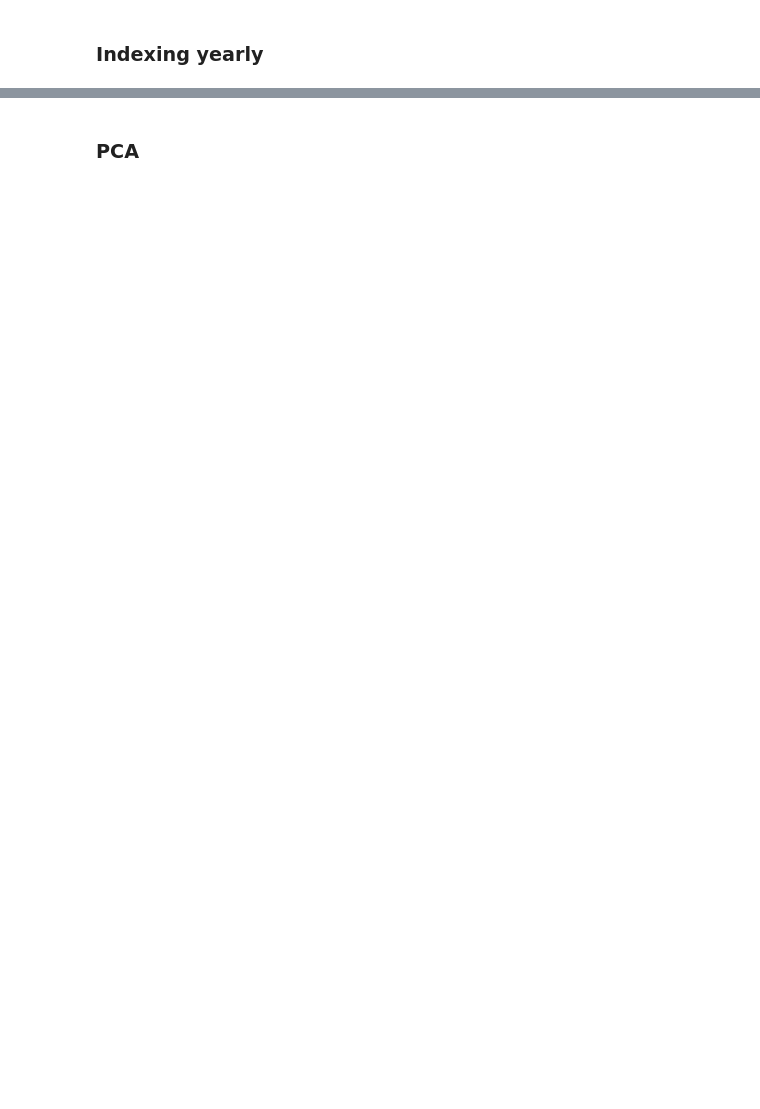
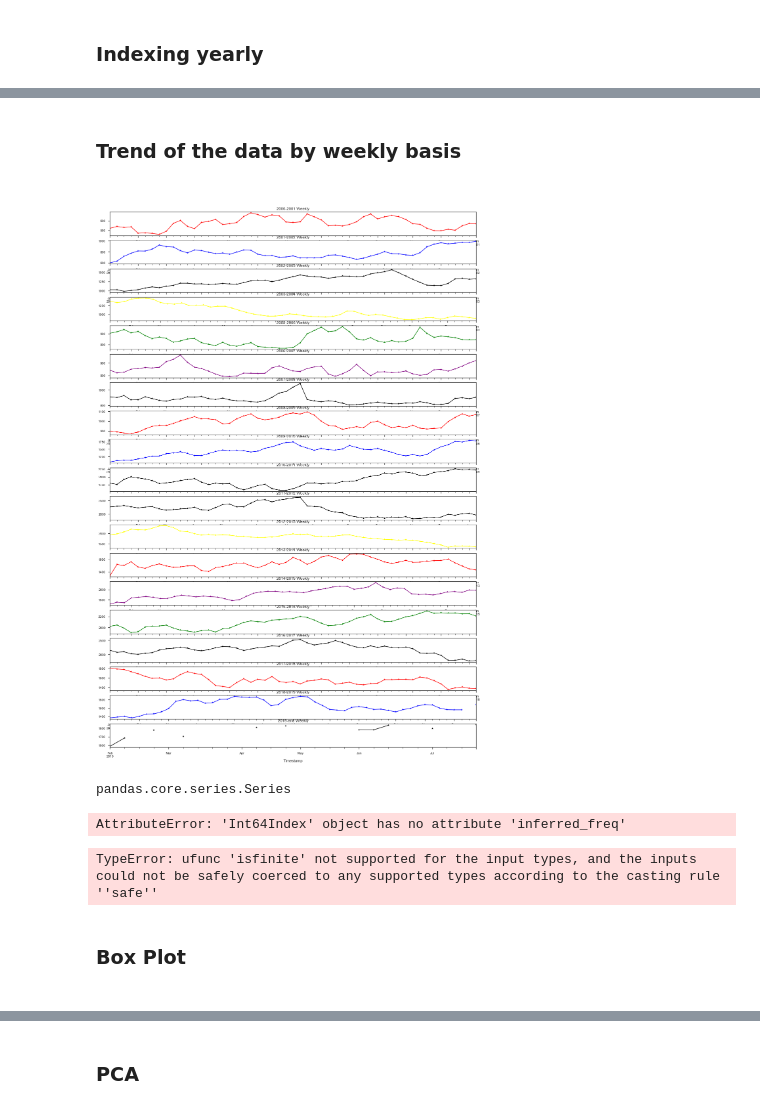
Before and after one commit to fmammo/Price_forecast, a Jupyter notebook: CW_furure_price-Copy1.ipynb, the cells around one changed output, grey strips where cells are left out. Cells and saved outputs as stored; diff of their text form; code cells hidden in the pictures; blank space fills up the shorter version.

```diff
--- a/CW_furure_price-Copy1.ipynb
+++ b/CW_furure_price-Copy1.ipynb
@@ -538,0 +485,62 @@ df_merge7["2019-01-04":].Close_price.resample('M').mean().plot(color='purple', l
+# %% [markdown]
+<h3> Trend of the data by weekly basis <h3/>
+# %%
+# Deviding the data by weekly
+sam1 = df_merge7["2000-01-04":"2001-01-04"].Close_price.resample('w').mean()
+sam2 = df_merge7["2001-01-04":"2002-01-04"].Close_price.resample('w').mean()
+sam3 = df_merge7["2002-01-04":"2003-01-04"].Close_price.resample('w').mean()
+sam4 = df_merge7["2003-01-04":"2004-01-04"].Close_price.resample('w').mean()
+sam5 = df_merge7["2004-01-04":"2005-01-04"].Close_price.resample('w').mean()
+sam6 = df_merge7["2005-01-04":"2006-01-04"].Close_price.resample('w').mean()
+sam7 = df_merge7["2006-01-04":"2007-01-04"].Close_price.resample('w').mean()
+sam8 = df_merge7["2007-01-04":"2008-01-04"].Close_price.resample('w').mean()
+sam9 = df_merge7["2008-01-04":"2009-01-04"].Close_price.resample('w').mean()
+sam10 = df_merge7["2009-01-04":"2010-01-04"].Close_price.resample('w').mean()
+
+sam11 = df_merge7["2010-01-04":"2011-01-04"].Close_price.resample('w').mean()
+sam12 = df_merge7["2011-01-04":"2012-01-04"].Close_price.resample('w').mean()
+sam13 = df_merge7["2012-01-04":"2013-01-04"].Close_price.resample('w').mean()
+sam14 = df_merge7["2014-01-04":"2015-01-04"].Close_price.resample('w').mean()
+sam15 = df_merge7["2015-01-04":"2016-01-04"].Close_price.resample('w').mean()
+sam16 = df_merge7["2016-01-04":"2017-01-04"].Close_price.resample('w').mean()
+sam17 = df_merge7["2017-01-04":"2018-01-04"].Close_price.resample('w').mean()
+sam18 = df_merge7["2018-01-04":"2019-01-04"].Close_price.resample('w').mean()
+sam19 = df_merge7["2019-01-04":].Close_price.resample('w').mean()
+
+# Ploating
+fig, axs = plt.subplots(19,1)
+sam1.plot(figsize=(20,30), title= '2000-2001 Weekly', fontsize=10, ax=axs[0], color='red', marker="*")
+sam2.plot(figsize=(20,30), title= '2001-2002 Weekly', fontsize=10, ax=axs[1], color='blue', marker="*")
+sam3.plot(figsize=(20,30), title= '2002-2003 Weekly', fontsize=10, ax=axs[2], color='black', marker="*")
+sam4.plot(figsize=(20,30), title= '2003-2004 Weekly', fontsize=10, ax=axs[3], color='yellow', marker="*")
+sam5.plot(figsize=(20,30), title= '2005-2006 Weekly', fontsize=10, ax=axs[4], color='green', marker="*")
+sam6.plot(figsize=(20,30), title= '2006-2007 Weekly', fontsize=10, ax=axs[5], color='purple', marker="*")
+sam7.plot(figsize=(20,30), title= '2007-2008 Weekly', fontsize=10, ax=axs[6], color='black', marker="*")
+sam8.plot(figsize=(20,30), title= '2008-2009 Weekly', fontsize=10, ax=axs[7], color='red', marker="*")
+sam9.plot(figsize=(20,30), title= '2009-2010 Weekly', fontsize=10, ax=axs[8], color='blue', marker="*")
+sam10.plot(figsize=(20,30), title= '2010-2011 Weekly', fontsize=10, ax=axs[9], color='black', marker="*")
+
+sam11.plot(figsize=(20,30), title= '2011-2012 Weekly', fontsize=10, ax=axs[10], color='black', marker="*")
+sam12.plot(figsize=(20,30), title= '2012-2013 Weekly', fontsize=10, ax=axs[11], color='yellow', marker="*")
+sam13.plot(figsize=(20,30), title= '2013-2014 Weekly', fontsize=10, ax=axs[12], color='red', marker="*")
+sam14.plot(figsize=(20,30), title= '2014-2015 Weekly', fontsize=10, ax=axs[13], color='purple', marker="*")
+sam15.plot(figsize=(20,30), title= '2015-2016 Weekly', fontsize=10, ax=axs[14], color='green', marker="*")
+sam16.plot(figsize=(20,30), title= '2016-2017 Weekly', fontsize=10, ax=axs[15], color='black', marker="*")
+sam17.plot(figsize=(20,30), title= '2017-2018 Weekly', fontsize=10, ax=axs[16], color='red', marker="*")
+sam18.plot(figsize=(20,30), title= '2018-2019 Weekly', fontsize=10, ax=axs[17], color='blue', marker="*")
+sam19.plot(figsize=(20,30), title= '2019-end Weekly', fontsize=10, ax=axs[18], color='black', marker="*")
+plt.show()
+# %% [output]
+[figure, added]
+# %%
+#series1 = df_merge6.iloc[0:10,:]
+decop = df_merge6[['Close_price', 'Timestamp']]
+d = {'Close_price': df_merge6['Close_price'], 'Timestamp': df_merge6['Timestamp']}
+s = pd.Series(d)
+type(s)
+# %% [output]
+pandas.core.series.Series
+# %%
+plt.plot(seasonal_decompose(decop))
+# %% [output]
+AttributeError: 'Int64Index' object has no attribute 'inferred_freq'
@@ -538,0 +551,8 @@ df_merge7["2019-01-04":].Close_price.resample('M').mean().plot(color='purple', l
+# %%
+res = seasonal_decompose(s,freq=decompfreq,model='additive')
+resplot = res.plot()
+resplot.savefig('Seasonal_Decompose.png', dpi=150)
+# %% [output]
+TypeError: ufunc 'isfinite' not supported for the input types, and the inputs could not be safely coerced to any supported types according to the casting rule ''safe''
+# %% [markdown]
+<h3>Box Plot<h3/>
```
Also changed, not shown: parts of 82 cells of this notebook.
